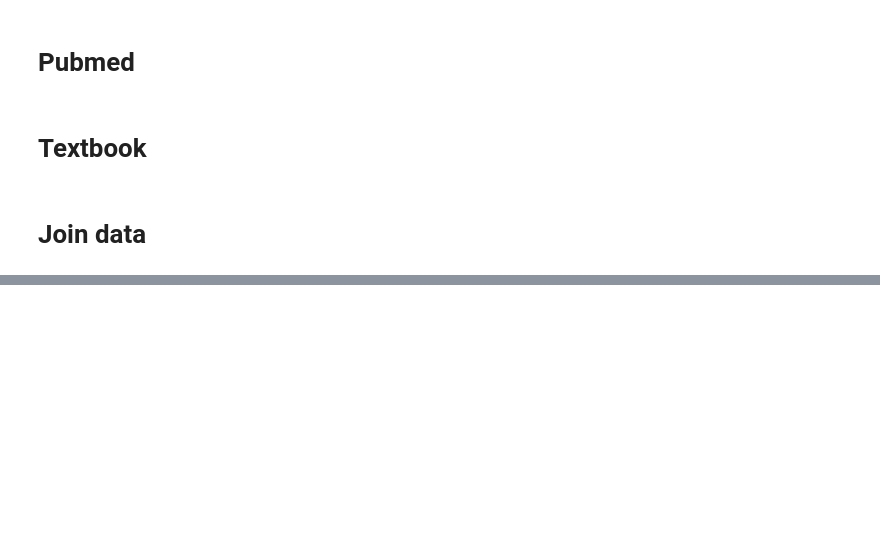
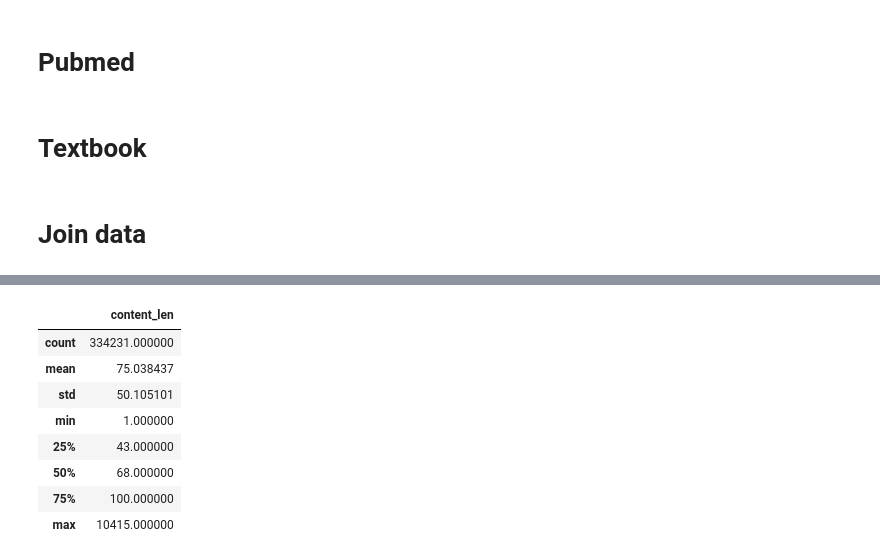
Before and after one commit to Besutodesuka/AudioClassfication, a Jupyter notebook: notebook/BioACL.ipynb, the cells around one changed output, grey strips where cells are left out. Cells and saved outputs as stored; diff of their text form; code cells hidden in the pictures; blank space fills up the shorter version.

```diff
--- a/notebook/BioACL.ipynb
+++ b/notebook/BioACL.ipynb
@@ -104,0 +176,12 @@ df.to_csv("statpearls.csv")
+# %%
+df.describe()
+# %% [output]
+|  | content_len |
+| count | 334231.000000 |
+| mean | 75.038437 |
+| std | 50.105101 |
+| min | 1.000000 |
+| 25% | 43.000000 |
+| 50% | 68.000000 |
+| 75% | 100.000000 |
+| max | 10415.000000 |
```
Also changed, not shown: parts of 76 cells of this notebook.
